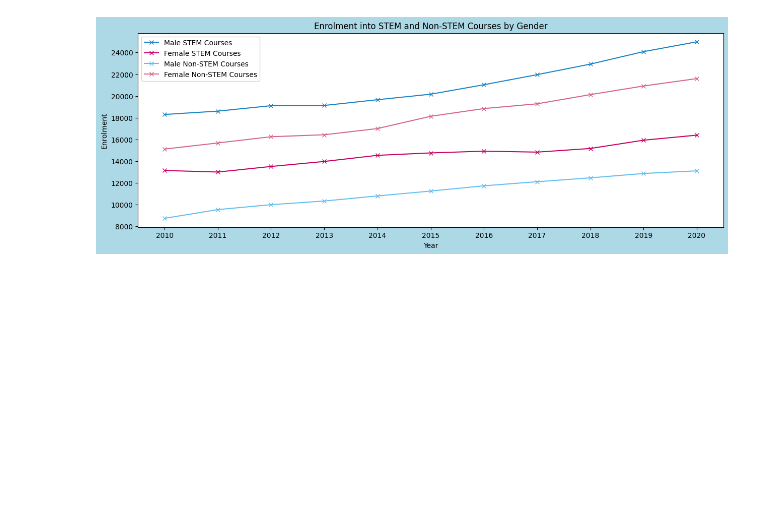
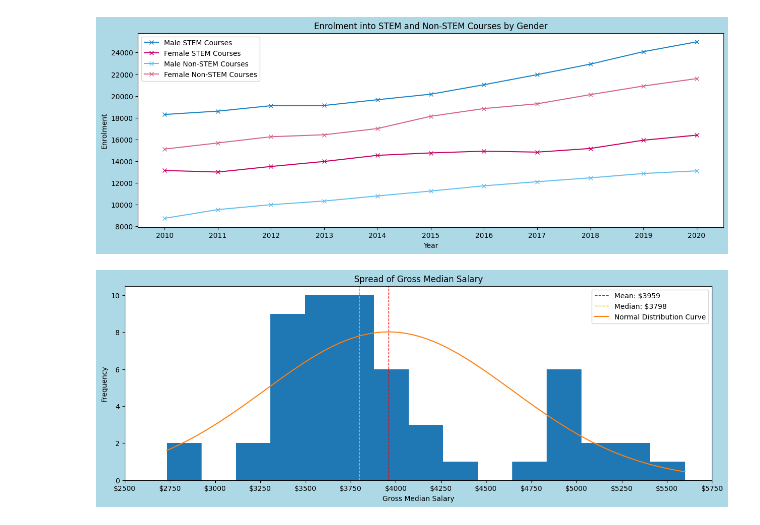
Before and after one commit to kaze-droid/SG-Education-Analysis, a Jupyter notebook: main.ipynb, the cells around one changed output. Cells and saved outputs as stored; diff of their text form; code cells hidden in the pictures; blank space fills up the shorter version.

```diff
--- a/main.ipynb
+++ b/main.ipynb
@@ -93,3 +120,59 @@ plt.title('Enrolment into STEM and Non-STEM Courses by Gender')
 plt.show()
 # %% [output]
 [figure]
+# %%
+# Chart 3
+# Histogram to see spread of gross median salary
+
+data = employ['gross_median_salary']
+
+fig = plt.figure()
+fig.set_facecolor("lightblue")
+fig.set_size_inches(15, 5)
+
+plt.hist(data, bins=15)
+
+mean = np.mean(data)
+median = np.median(data)
+stdev = np.std(data)
+
+# Plot a vertical line to show mean and median in the histogram
+plt.axvline(mean, color='r', linestyle='--', linewidth = 1)
+plt.axvline(median, color='y', linestyle='--', linewidth = 1)
+
+# Plot a normal distribution curve to compare the distribution of the data with a normal distribution
+
+# Get the x value for the normal distribution
+# With a 100 values ranging from the min and the max of the data
+x = np.linspace(min(data),max(data),100)
+# Get the y value (using population density function) for normal distribution
+# Since y is the population density function, the area under the curve is 1
+# However, our histogram is not normalized so the area under the curve is not 1 (we did not set density=True)
+# So we need to 'un'normalize the curve by multiplying the area under the curve by the number of data points
+
+# From matplotlib documentation:
+# -------------------------------------------------------------------------------------------------#
+# If True, draw and return a probability density: each bin will display the bin's raw count divided
+# by the total number of counts and the bin width (density = counts / (sum(counts) * np.diff(bins))),
+# so that the area under the histogram integrates to 1 (np.sum(density * np.diff(bins)) == 1).
+# -------------------------------------------------------------------------------------------------#
+# i.e. if we had set Density = True, we would not need the multiplication by len(data)*bin_width
+bin_width = 250
+y = ((1/(stdev * np.sqrt(2*np.pi)))*np.exp(-0.5*((x-mean)/stdev)**2))*(len(data)*bin_width)
+plt.plot(x, y)
+
+# make a legend labelling mean and median line
+plt.legend([f'Mean: ${mean:1.0f}',f'Median: ${median:1.0f}',f'Normal Distribution Curve'])
+
+
+plt.title('Spread of Gross Median Salary')
+plt.xlabel('Gross Median Salary')
+plt.ylabel('Frequency')
+plt.gca().xaxis.set_major_formatter('${x:1.0f}')
+plt.xticks(np.arange(2500, 6000, bin_width))
+
+
+
+plt.show()
+# %% [output]
+[figure, added]
```
Also changed, not shown: parts of 6 cells of this notebook, 2 other files.
